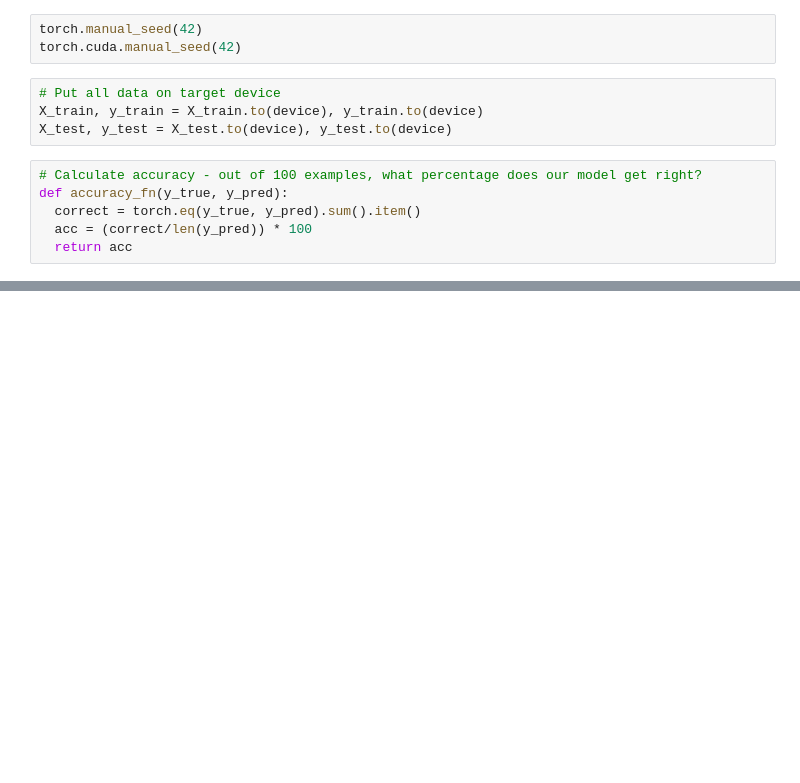
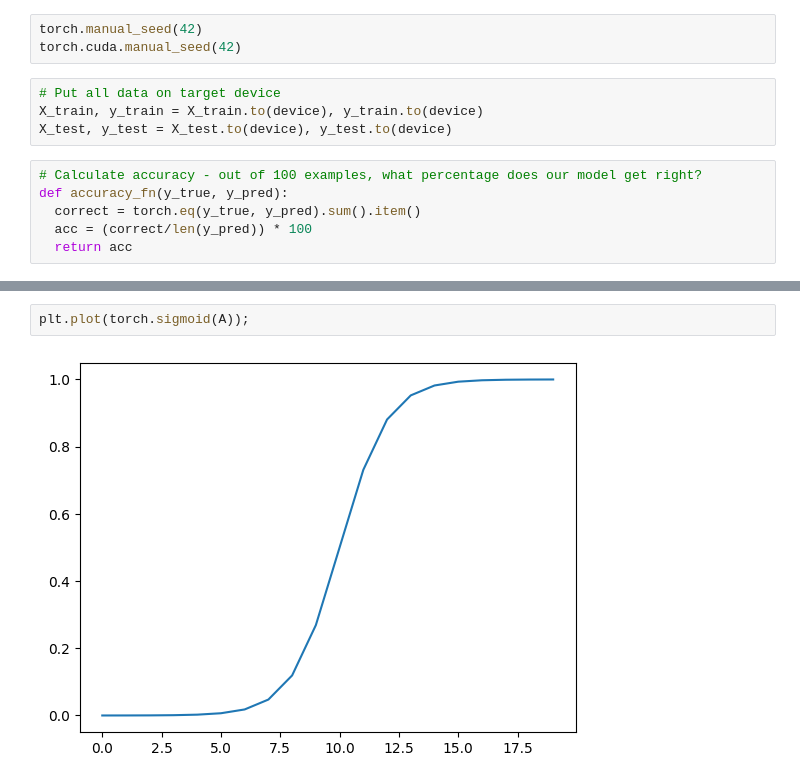
Before and after one commit to davidandw190/pytorch-deep-learning-workspace, a Jupyter notebook: notebooks-for-learning/02_pytorch_dl_classification.ipynb, the cells around one changed output, grey strips where cells are left out. Saved outputs shown, nothing was run; the diff lists cells and outputs as text; blank space fills up the shorter version.

```diff
--- a/notebooks-for-learning/02_pytorch_dl_classification.ipynb
+++ b/notebooks-for-learning/02_pytorch_dl_classification.ipynb
@@ -363,0 +373,4 @@ plot_decision_boundary(model_0, X_test, y_test)
+# %%
+plt.plot(torch.sigmoid(A));
+# %% [output]
+[figure, added]
```
Also changed, not shown: parts of 24 cells of this notebook.
